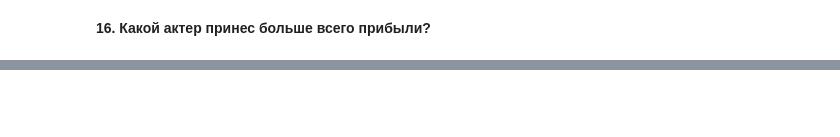
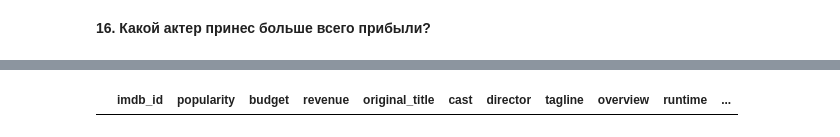
Before and after one commit to Urusut/IvanovDmitryV, a Jupyter notebook: Unit_1/Draft_Project_1.ipynb, the cells around one changed output, grey strips where cells are left out. Saved outputs shown, nothing was run; the diff lists cells and outputs as text; code cells hidden in the pictures; blank space fills up the shorter version.

```diff
--- a/Unit_1/Draft_Project_1.ipynb
+++ b/Unit_1/Draft_Project_1.ipynb
@@ -175,0 +183,4 @@ data.groupby('director')['profit'].sum().idxmax()
+# %%
+%%time
+data['profit_per_director'] = data.profit/data.director.apply(len)
+print(groupby_listfeature(data[['director','profit_per_director']],'director').sum().idxmax()[0])
@@ -216,0 +212,4 @@ array(['Chris Pratt', 'Bryce Dallas Howard', 'Irrfan Khan', ...,
+# %%
+%%time
+data['profit_per_actor'] = data.profit/data.cast.apply(len)
+print(groupby_listfeature(data[['cast','profit_per_actor']] ,'cast' ).sum().idxmax()[0])
@@ -216,0 +293,4 @@ array(['Chris Pratt', 'Bryce Dallas Howard', 'Irrfan Khan', ...,
+# %%
+data['profit_per_pc'] = data.profit / data.production_companies.apply(len)
+comedy = data[['Comedy' in x for x in data.genres]]
+production_companies_list = pd.Series(comedy.production_companies.sum()).unique()
@@ -216,0 +379,2 @@ array(['Chris Pratt', 'Bryce Dallas Howard', 'Irrfan Khan', ...,
+# %%
+data['release_month'] = pd.to_datetime(data.release_date).dt.month
@@ -216,0 +638,5 @@ array(['Chris Pratt', 'Bryce Dallas Howard', 'Irrfan Khan', ...,
+# %%
+ttt = pd.DataFrame(columns=data.columns)
+ttt
+# %% [output]
+|  | imdb_id | popularity | budget | revenue | original_title | cast | director | tagline | overview | runtime | ... |
```
Also changed, not shown: parts of 126 cells of this notebook.
